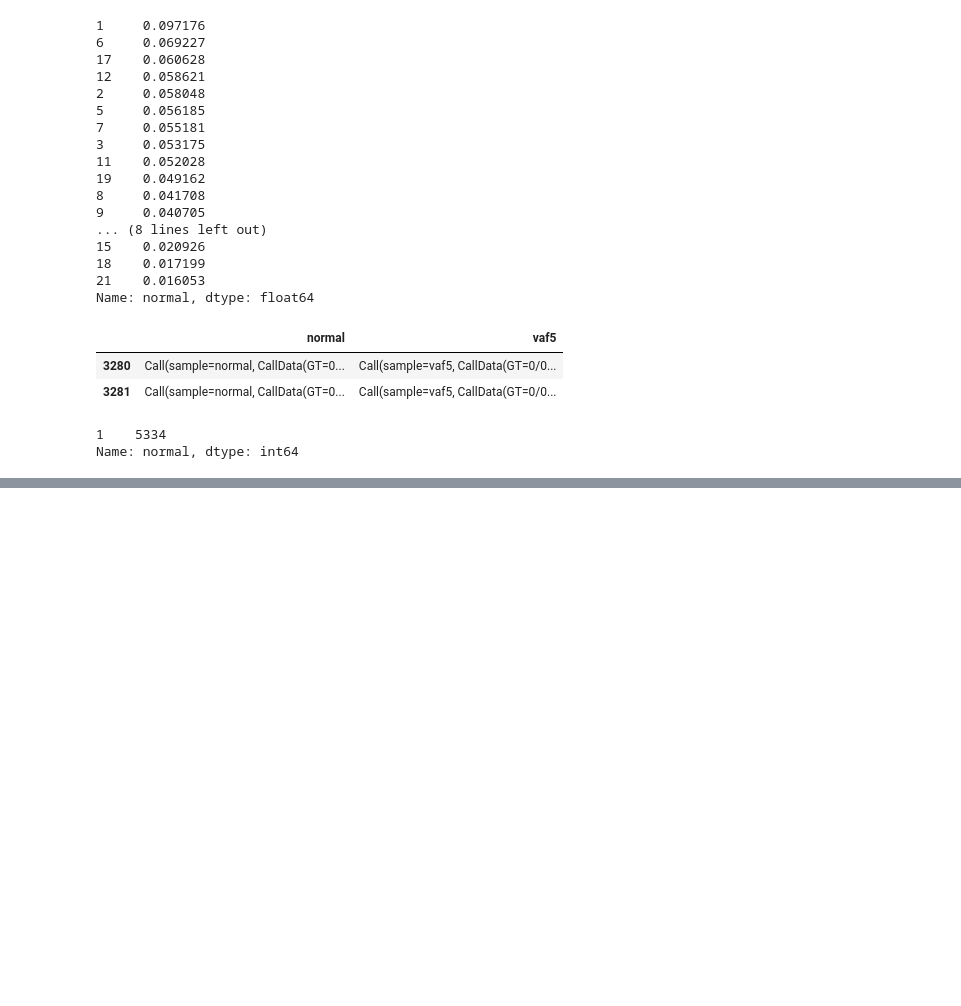
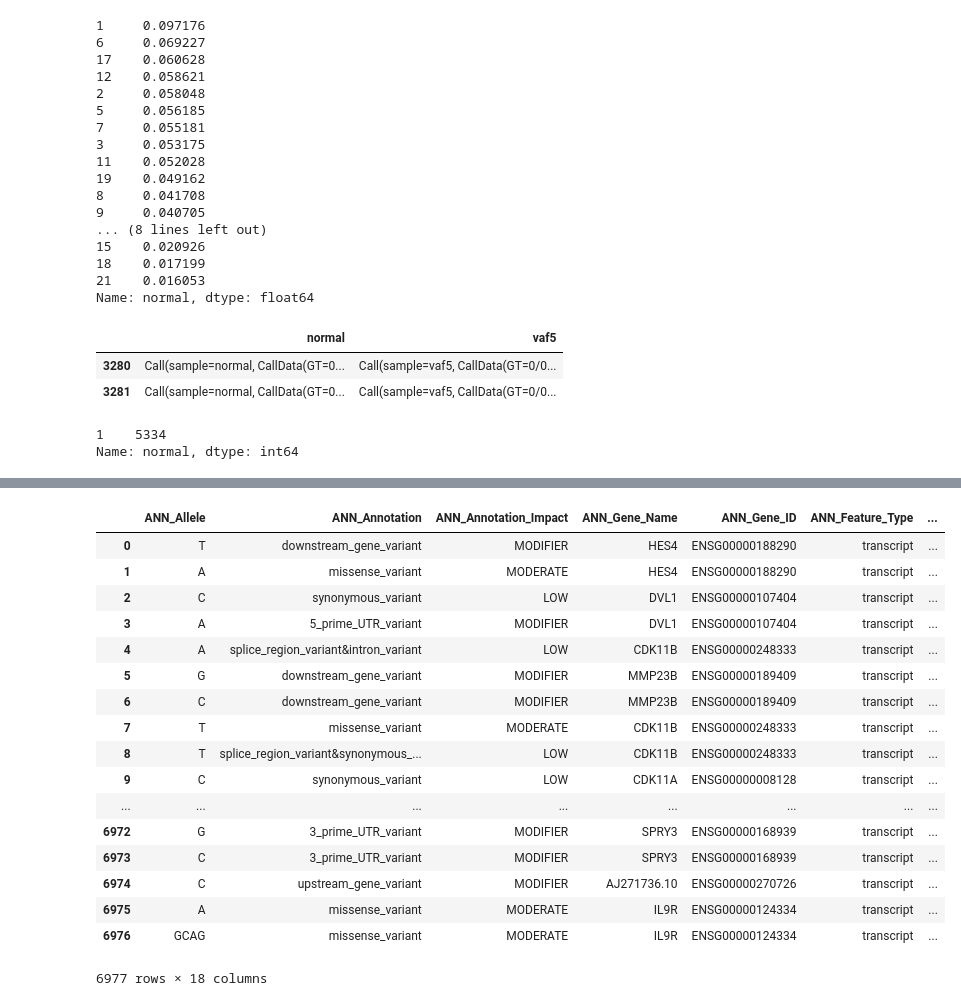
Before and after one commit to p7k/tempus, a Jupyter notebook: nb/vcfstats.ipynb, the cells around one changed output, grey strips where cells are left out. Cells and saved outputs as stored; diff of their text form; code cells hidden in the pictures; blank space fills up the shorter version.

```diff
--- a/nb/vcfstats.ipynb
+++ b/nb/vcfstats.ipynb
@@ -109,0 +342,26 @@ Name: normal, dtype: int64
+# %%
+# snpeff = allel.vcf_to_dataframe('../doc/snpeff/Challenge_data__snpEff.vcf').join(
+#     allel.vcf_to_dataframe(
+#         '../doc/snpeff/Challenge_data__snpEff.vcf', fields='ANN', transformers=allel.ANNTransformer()))
+snpeff = allel.vcf_to_dataframe(
+    '../doc/snpeff/Challenge_data__snpEff.vcf', fields='ANN', transformers=allel.ANNTransformer())
+snpeff
+# %% [output]
+|  | ANN_Allele | ANN_Annotation | ANN_Annotation_Impact | ANN_Gene_Name | ANN_Gene_ID | ANN_Feature_Type | ... |
+| 0 | T | downstream_gene_variant | MODIFIER | HES4 | ENSG00000188290 | transcript | ... |
+| 1 | A | missense_variant | MODERATE | HES4 | ENSG00000188290 | transcript | ... |
+| 2 | C | synonymous_variant | LOW | DVL1 | ENSG00000107404 | transcript | ... |
+| 3 | A | 5_prime_UTR_variant | MODIFIER | DVL1 | ENSG00000107404 | transcript | ... |
+| 4 | A | splice_region_variant&intron_variant | LOW | CDK11B | ENSG00000248333 | transcript | ... |
+| 5 | G | downstream_gene_variant | MODIFIER | MMP23B | ENSG00000189409 | transcript | ... |
+| 6 | C | downstream_gene_variant | MODIFIER | MMP23B | ENSG00000189409 | transcript | ... |
+| 7 | T | missense_variant | MODERATE | CDK11B | ENSG00000248333 | transcript | ... |
+| 8 | T | splice_region_variant&synonymous_... | LOW | CDK11B | ENSG00000248333 | transcript | ... |
+| 9 | C | synonymous_variant | LOW | CDK11A | ENSG00000008128 | transcript | ... |
+| ... | ... | ... | ... | ... | ... | ... | ... |
+| 6972 | G | 3_prime_UTR_variant | MODIFIER | SPRY3 | ENSG00000168939 | transcript | ... |
+| 6973 | C | 3_prime_UTR_variant | MODIFIER | SPRY3 | ENSG00000168939 | transcript | ... |
+| 6974 | C | upstream_gene_variant | MODIFIER | AJ271736.10 | ENSG00000270726 | transcript | ... |
+| 6975 | A | missense_variant | MODERATE | IL9R | ENSG00000124334 | transcript | ... |
+| 6976 | GCAG | missense_variant | MODERATE | IL9R | ENSG00000124334 | transcript | ... |
+6977 rows × 18 columns
```
Also changed, not shown: parts of 48 cells of this notebook, 14 other files.
